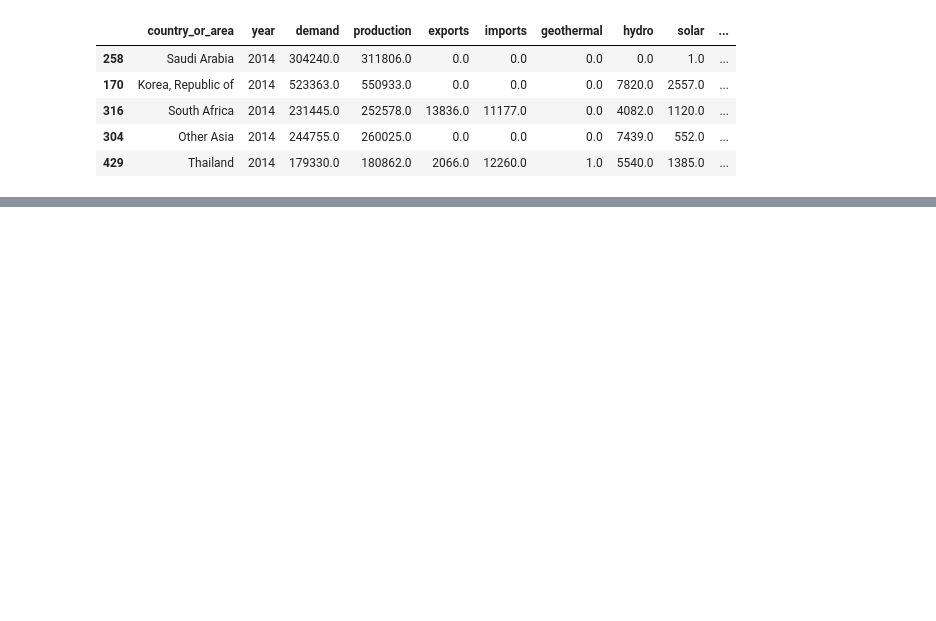
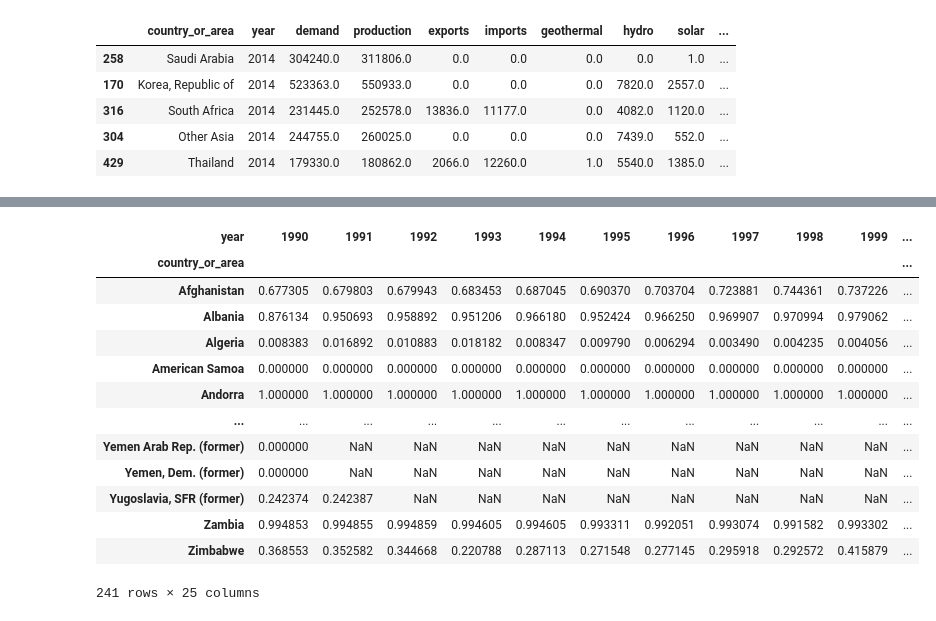
Before and after one commit to juanpaat/Python-for-Data-Analysts-and-Data-Scientists, a Jupyter notebook: DataFrame Manipulation.ipynb, the cells around one changed output, grey strips where cells are left out. Drawn from its saved outputs; the diff is of its cells as text; code cells hidden in the pictures; blank space fills up the shorter version.

```diff
--- a/DataFrame Manipulation.ipynb
+++ b/DataFrame Manipulation.ipynb
@@ -941,3 +939,6 @@ df_countries[(df_countries.production > threshold) & (df_countries.year == 2014)
 | 316 | South Africa | 2014 | 231445.0 | 252578.0 | 13836.0 | 11177.0 | 0.0 | 4082.0 | 1120.0 | ... |
 | 304 | Other Asia | 2014 | 244755.0 | 260025.0 | 0.0 | 0.0 | 0.0 | 7439.0 | 552.0 | ... |
 | 429 | Thailand | 2014 | 179330.0 | 180862.0 | 2066.0 | 12260.0 | 1.0 | 5540.0 | 1385.0 | ... |
+# %%
+df_countries.sort_values(by="renewable_percent",ascending=False,inplace=True)      #inplace=True allows not to assign everything to the variable again
+df_countries
@@ -943,0 +959,18 @@ df_countries[(df_countries.production > threshold) & (df_countries.year == 2014)
+# %%
+renewable_change = pd.pivot_table(df_countries , values= 'renewable_percent' , index = 'country_or_area' , columns= "year")
+renewable_change
+# %% [output]
+| year | 1990 | 1991 | 1992 | 1993 | 1994 | 1995 | 1996 | 1997 | 1998 | 1999 | ... |
+| country_or_area |  |  |  |  |  |  |  |  |  |  | ... |
+| Afghanistan | 0.677305 | 0.679803 | 0.679943 | 0.683453 | 0.687045 | 0.690370 | 0.703704 | 0.723881 | 0.744361 | 0.737226 | ... |
+| Albania | 0.876134 | 0.950693 | 0.958892 | 0.951206 | 0.966180 | 0.952424 | 0.966250 | 0.969907 | 0.970994 | 0.979062 | ... |
+| Algeria | 0.008383 | 0.016892 | 0.010883 | 0.018182 | 0.008347 | 0.009790 | 0.006294 | 0.003490 | 0.004235 | 0.004056 | ... |
+| American Samoa | 0.000000 | 0.000000 | 0.000000 | 0.000000 | 0.000000 | 0.000000 | 0.000000 | 0.000000 | 0.000000 | 0.000000 | ... |
+| Andorra | 1.000000 | 1.000000 | 1.000000 | 1.000000 | 1.000000 | 1.000000 | 1.000000 | 1.000000 | 1.000000 | 1.000000 | ... |
+| ... | ... | ... | ... | ... | ... | ... | ... | ... | ... | ... | ... |
+| Yemen Arab Rep. (former) | 0.000000 | NaN | NaN | NaN | NaN | NaN | NaN | NaN | NaN | NaN | ... |
+| Yemen, Dem. (former) | 0.000000 | NaN | NaN | NaN | NaN | NaN | NaN | NaN | NaN | NaN | ... |
+| Yugoslavia, SFR (former) | 0.242374 | 0.242387 | NaN | NaN | NaN | NaN | NaN | NaN | NaN | NaN | ... |
+| Zambia | 0.994853 | 0.994855 | 0.994859 | 0.994605 | 0.994605 | 0.993311 | 0.992051 | 0.993074 | 0.991582 | 0.993302 | ... |
+| Zimbabwe | 0.368553 | 0.352582 | 0.344668 | 0.220788 | 0.287113 | 0.271548 | 0.277145 | 0.295918 | 0.292572 | 0.415879 | ... |
+241 rows × 25 columns
```
Also changed, not shown: parts of 21 cells of this notebook, 1 other file.
